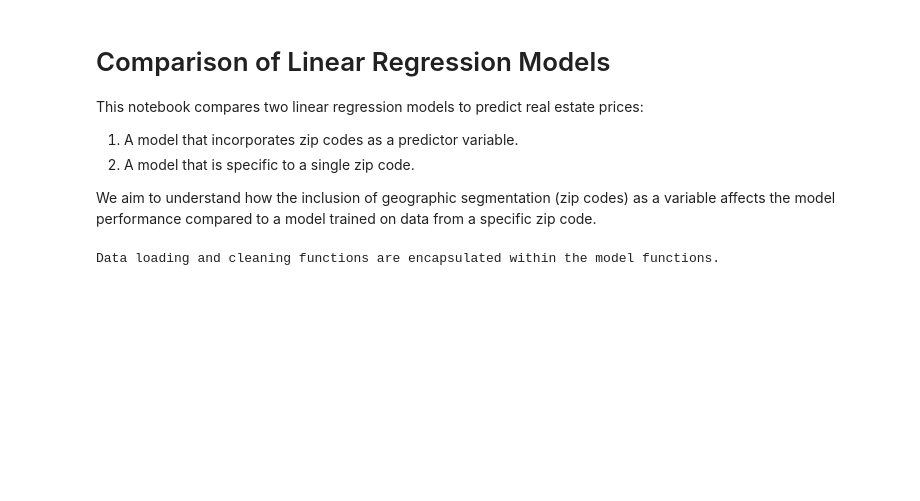
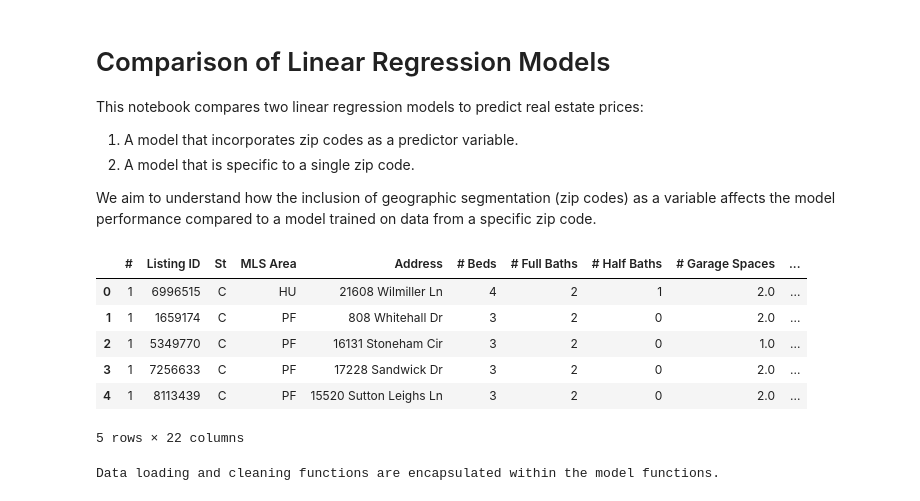
Before and after one commit to SamuelSwafford/house-price-prediction-model, a Jupyter notebook: analysis.ipynb, the cells around one changed output. Saved outputs shown, nothing was run; the diff lists cells and outputs as text; code cells hidden in the pictures; blank space fills up the shorter version.

```diff
--- a/analysis.ipynb
+++ b/analysis.ipynb
@@ -9,9 +9,20 @@ We aim to understand how the inclusion of geographic segmentation (zip codes) as
 # %%
 import pandas as pd
 import numpy as np
 from model_training_funcs import get_model_with_zip, get_model_for_zip
 import warnings
+import matplotlib.pyplot as plt
 warnings.filterwarnings("ignore")
+df = pd.read_csv('data.csv')
+df.head()
+# %% [output]
+|  | # | Listing ID | St | MLS Area | Address | # Beds | # Full Baths | # Half Baths | # Garage Spaces | ... |
+| 0 | 1 | 6996515 | C | HU | 21608 Wilmiller Ln | 4 | 2 | 1 | 2.0 | ... |
+| 1 | 1 | 1659174 | C | PF | 808 Whitehall Dr | 3 | 2 | 0 | 2.0 | ... |
+| 2 | 1 | 5349770 | C | PF | 16131 Stoneham Cir | 3 | 2 | 0 | 1.0 | ... |
+| 3 | 1 | 7256633 | C | PF | 17228 Sandwick Dr | 3 | 2 | 0 | 2.0 | ... |
+| 4 | 1 | 8113439 | C | PF | 15520 Sutton Leighs Ln | 3 | 2 | 0 | 2.0 | ... |
+5 rows × 22 columns
 # %%
 # This is handled within the functions, so no need to load data here.
 # Just an informational cell.
```
Also changed, not shown: parts of 6 cells of this notebook, 2 other files.
